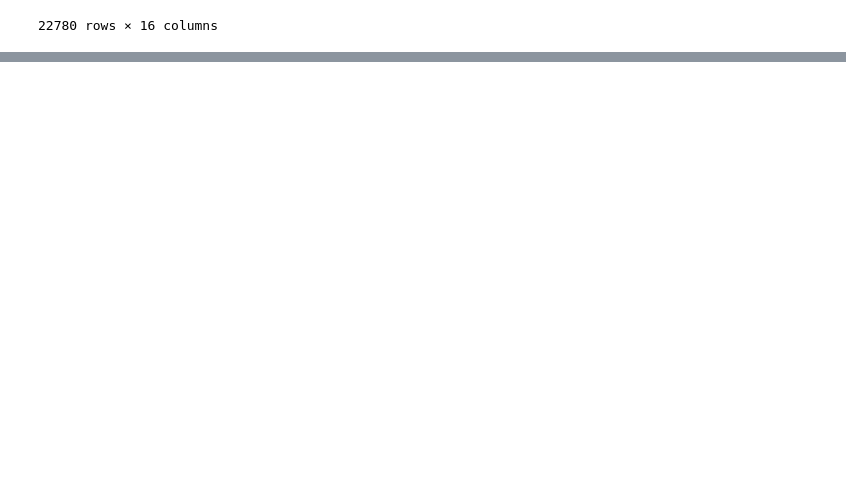
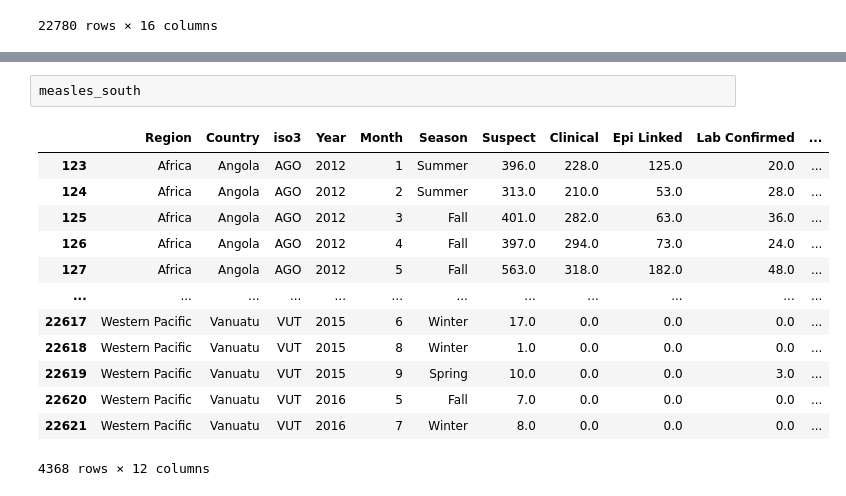
Before and after one commit to vanillaloki9306/Measles-and-Rubella-dataset-project, a Jupyter notebook: Measles_and_Rubella_project.ipynb, the cells around one changed output, grey strips where cells are left out. Drawn from its saved outputs; the diff is of its cells as text; blank space fills up the shorter version.

```diff
--- a/Measles_and_Rubella_project.ipynb
+++ b/Measles_and_Rubella_project.ipynb
@@ -339,0 +519,16 @@ cases_month
+# %%
+measles_south
+# %% [output]
+|  | Region | Country | iso3 | Year | Month | Season | Suspect | Clinical | Epi Linked | Lab Confirmed | ... |
+| 123 | Africa | Angola | AGO | 2012 | 1 | Summer | 396.0 | 228.0 | 125.0 | 20.0 | ... |
+| 124 | Africa | Angola | AGO | 2012 | 2 | Summer | 313.0 | 210.0 | 53.0 | 28.0 | ... |
+| 125 | Africa | Angola | AGO | 2012 | 3 | Fall | 401.0 | 282.0 | 63.0 | 36.0 | ... |
+| 126 | Africa | Angola | AGO | 2012 | 4 | Fall | 397.0 | 294.0 | 73.0 | 24.0 | ... |
+| 127 | Africa | Angola | AGO | 2012 | 5 | Fall | 563.0 | 318.0 | 182.0 | 48.0 | ... |
+| ... | ... | ... | ... | ... | ... | ... | ... | ... | ... | ... | ... |
+| 22617 | Western Pacific | Vanuatu | VUT | 2015 | 6 | Winter | 17.0 | 0.0 | 0.0 | 0.0 | ... |
+| 22618 | Western Pacific | Vanuatu | VUT | 2015 | 8 | Winter | 1.0 | 0.0 | 0.0 | 0.0 | ... |
+| 22619 | Western Pacific | Vanuatu | VUT | 2015 | 9 | Spring | 10.0 | 0.0 | 0.0 | 3.0 | ... |
+| 22620 | Western Pacific | Vanuatu | VUT | 2016 | 5 | Fall | 7.0 | 0.0 | 0.0 | 0.0 | ... |
+| 22621 | Western Pacific | Vanuatu | VUT | 2016 | 7 | Winter | 8.0 | 0.0 | 0.0 | 0.0 | ... |
+4368 rows × 12 columns
```
Also changed, not shown: parts of 13 cells of this notebook.
